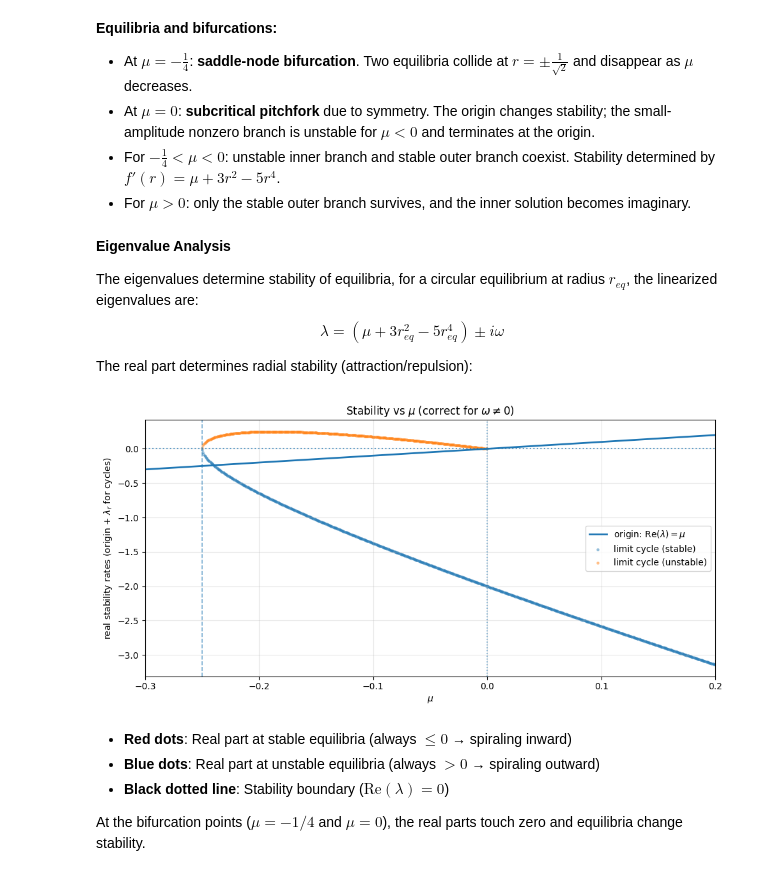
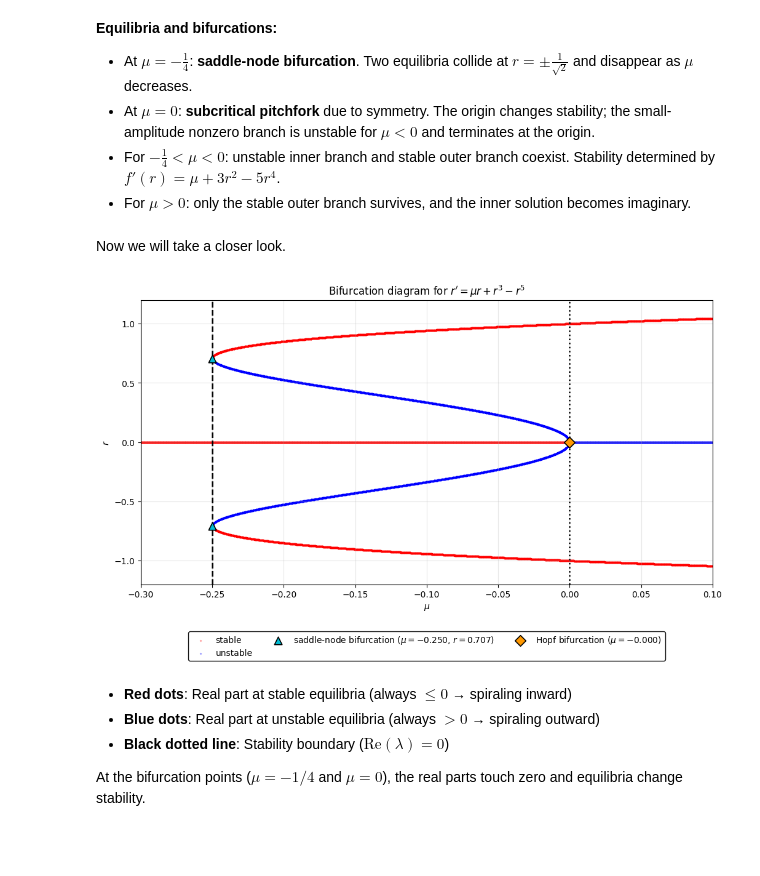
Before and after one commit to trcools/2e-bachelor-Fysica, a Jupyter notebook: Biophysics/Examen/Exam-part-2/finals-part-2.ipynb, the cells around one changed output. Cells and saved outputs as stored; diff of their text form; code cells hidden in the pictures; blank space fills up the shorter version.

```diff
--- a/Biophysics/Examen/Exam-part-2/finals-part-2.ipynb
+++ b/Biophysics/Examen/Exam-part-2/finals-part-2.ipynb
@@ -44,18 +47,14 @@ plt.show()
 - At $\mu = 0$: **subcritical pitchfork** due to symmetry. The origin changes stability; the small-amplitude nonzero branch is unstable for $\mu < 0$ and terminates at the origin.
 - For $-\tfrac{1}{4} < \mu < 0$: unstable inner branch and stable outer branch coexist. Stability determined by $f'(r) = \mu + 3r^2 - 5r^4$.
 - For $\mu > 0$: only the stable outer branch survives, and the inner solution becomes imaginary.
-# %% [markdown]
-**Eigenvalue Analysis**
-
-The eigenvalues determine stability of equilibria, for a circular equilibrium at radius $r_{eq}$, the linearized eigenvalues are:
-$$\lambda = (\mu + 3r_{eq}^2 - 5r_{eq}^4) \pm i\omega$$
-
-The real part determines radial stability (attraction/repulsion):
-# %%
-radial.plot_eigenvalues_vs_mu(mu_range=(-0.3, 0.2), n_points=800, omega=1.0)
-plt.show()
-# %% [output]
-[figure, removed]
+# %% [markdown]
+Now we will take a closer look.
+# %%
+plt.close('all')
+radial.plot_bifurcation_1d(mu_range=(-0.3, 0.1), r_range=(-1.2, 1.2), n_mu=3000, legend=True, include_negative=True)
+plt.show()
+# %% [output]
+[figure, added]
 # %% [markdown]
 - **Red dots**: Real part at stable equilibria (always $\leq 0$ → spiraling inward)
 - **Blue dots**: Real part at unstable equilibria (always $> 0$ → spiraling outward)
```
Also changed, not shown: parts of 12 cells of this notebook, 6 other files.
